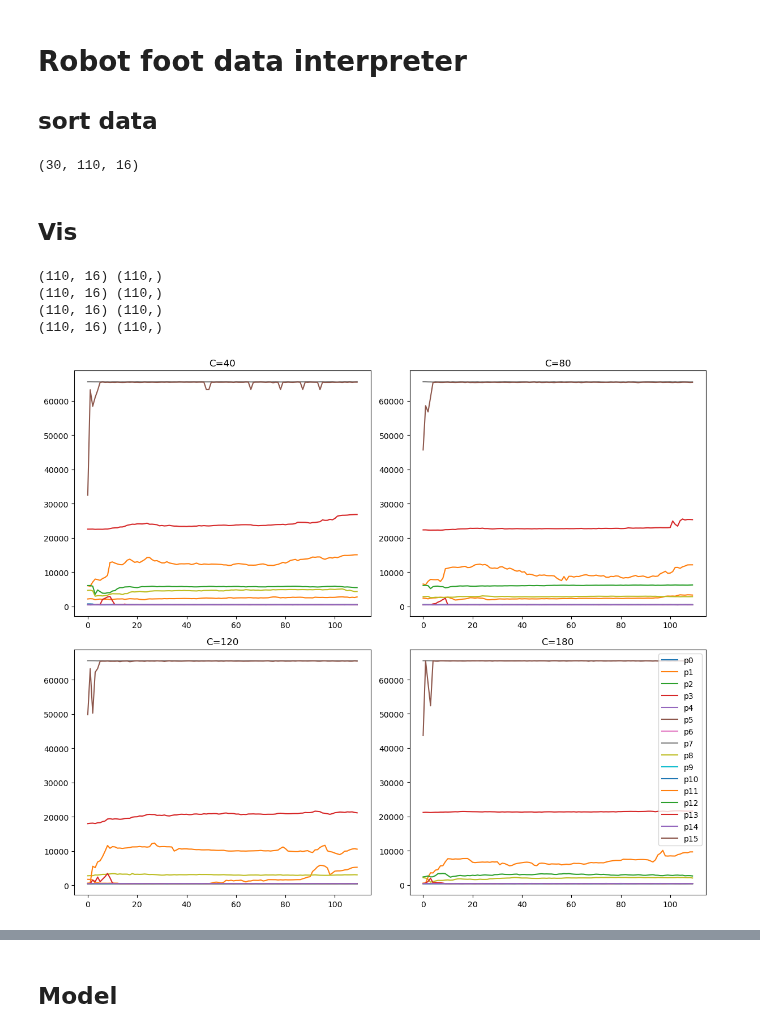
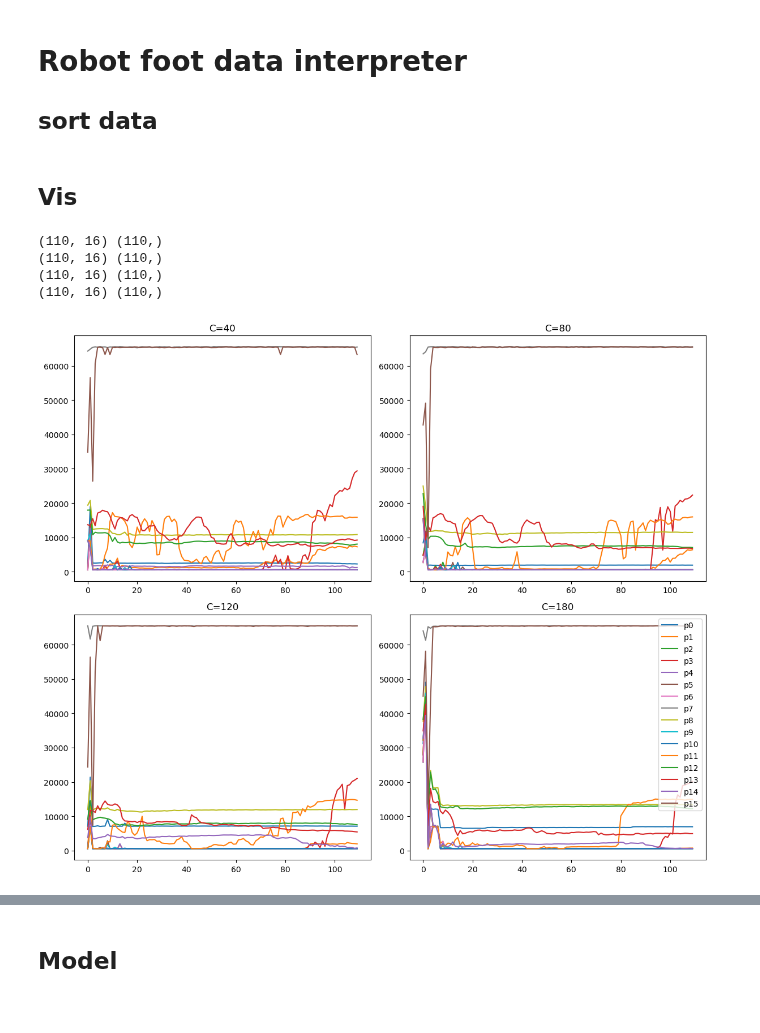
Before and after one commit to shepai/TactileSensor, a Jupyter notebook: Code/Data collection/robot/spiderData/vis.ipynb, the cells around one changed output, grey strips where cells are left out. Drawn from its saved outputs; the diff is of its cells as text; code cells hidden in the pictures.

```diff
--- a/Code/Data collection/robot/spiderData/vis.ipynb
+++ b/Code/Data collection/robot/spiderData/vis.ipynb
@@ -54,14 +54,22 @@ def config_data(name):
         arrays.append(current_array)
 
     return np.array(arrays)
+
+def config2(name):
+    df = pd.read_csv(path+name)
+    ar=[]
+    for i in range(30):
+        miniTable=df.loc[df['run'] == i]
+        sub=[miniTable[f'p{i+1}'] for i in range(16)]
+        ar.append(np.array(sub).T)
+    ar=np.array(ar)
+    return ar
-# %% [output]
-(30, 110, 16)
 # %% [markdown]
 ## Vis
 # %%
 fig, axs = plt.subplots(2, 2, figsize=(12, 10))
 
-d=config_data("sandpaper_C40_1.csv")
+d=config2("sandpaper_C40_3.csv")
 averaged = np.average(d,axis=0)
 print(averaged.shape,averaged[:,0].shape)
 for key in range(len(averaged[0])):
@@ -69,37 +77,37 @@ for key in range(len(averaged[0])):
 
 axs[0][0].set_title("C=40")
 
-d=config_data("sandpaper_C80_1.csv")
+d=config2("sandpaper_C80_3.csv")
 averaged = np.average(d,axis=0)
 print(averaged.shape,averaged[:,0].shape)
 for key in range(len(averaged[0])):
     axs[0][1].plot(averaged[:,key],label="p"+str(key))
 
 axs[0][1].set_title("C=80")
 
-d=config_data("sandpaper_C120_1.csv")
+d=config2("sandpaper_C120_3.csv")
 averaged = np.average(d,axis=0)
 print(averaged.shape,averaged[:,0].shape)
 for key in range(len(averaged[0])):
     axs[1][0].plot(averaged[:,key],label="p"+str(key))
 
 axs[1][0].set_title("C=120")
 
-d=config_data("sandpaper_C180_1.csv")
+d=config2("sandpaper_C180_3.csv")
 averaged = np.average(d,axis=0)
 print(averaged.shape,averaged[:,0].shape)
 for key in range(len(averaged[0])):
     axs[1][1].plot(averaged[:,key],label="p"+str(key))
 
 axs[1][1].set_title("C=180")
 
 plt.legend(loc="upper right")
 plt.tight_layout()
 plt.show()
 # %% [output]
 (110, 16) (110,)
 (110, 16) (110,)
 (110, 16) (110,)
 (110, 16) (110,)
-[figure, old version]
+[figure, new version]
 # %%
```
Also changed, not shown: parts of 3 cells of this notebook.
